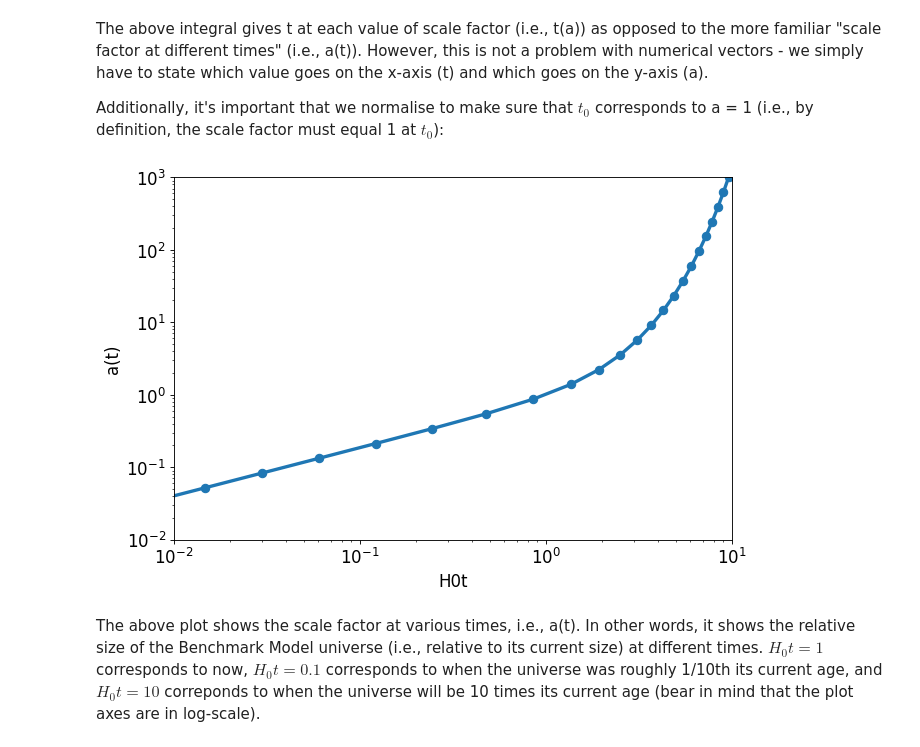
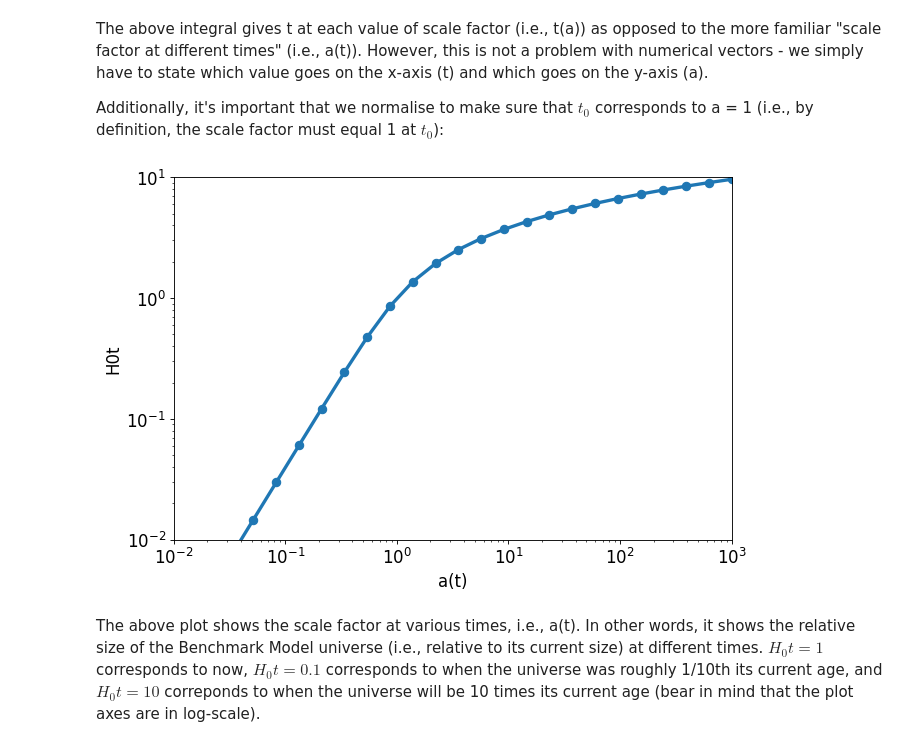
Before and after one commit to georgeb01/CosmologyCourse, a Jupyter notebook: Python Notebooks/L07 - Solving the Benchmark Model.ipynb, the cells around one changed output. Saved outputs shown, nothing was run; the diff lists cells and outputs as text; code cells hidden in the pictures.

```diff
--- a/Python Notebooks/L07 - Solving the Benchmark Model.ipynb
+++ b/Python Notebooks/L07 - Solving the Benchmark Model.ipynb
@@ -70,18 +83,18 @@ Additionally, it's important that we normalise to make sure that $t_0$ correspon
 # %%
 norm = (integrate.quad(a_int, 0., 1.))[0]
 nH0t = H0t/norm
 
 fig=plt.figure(figsize=(9, 6), dpi= 80, facecolor='w', edgecolor='k')
-plt.plot(nH0t,a, lw=3, marker='.',markersize=15)
-plt.xlim(0.01,10)
-plt.ylim(0.01,1000)
+plt.plot(a, nH0t, lw=3, marker='.',markersize=15)
+plt.ylim(0.01,10)
+plt.xlim(0.01,1000)
 plt.xscale('log')
 plt.yscale('log')
-plt.ylabel('a(t)')
-plt.xlabel('H0t')
+plt.xlabel('a(t)')
+plt.ylabel('H0t')
 plt.show()
 # %% [output]
-[figure, old version]
+[figure, new version]
 # %% [markdown]
 The above plot shows the scale factor at various times, i.e., a(t). In other words, it shows the relative size of the Benchmark Model universe (i.e., relative to its current size) at different times. $H_0 t=1$ corresponds to now, $H_0 t=0.1$ corresponds to when the universe was roughly 1/10th its current age, and $H_0 t=10$ correponds to when the universe will be 10 times its current age (bear in mind that the plot axes are in log-scale).
 # %% [markdown]
```
Also changed, not shown: parts of 4 cells of this notebook, 3 other files.
